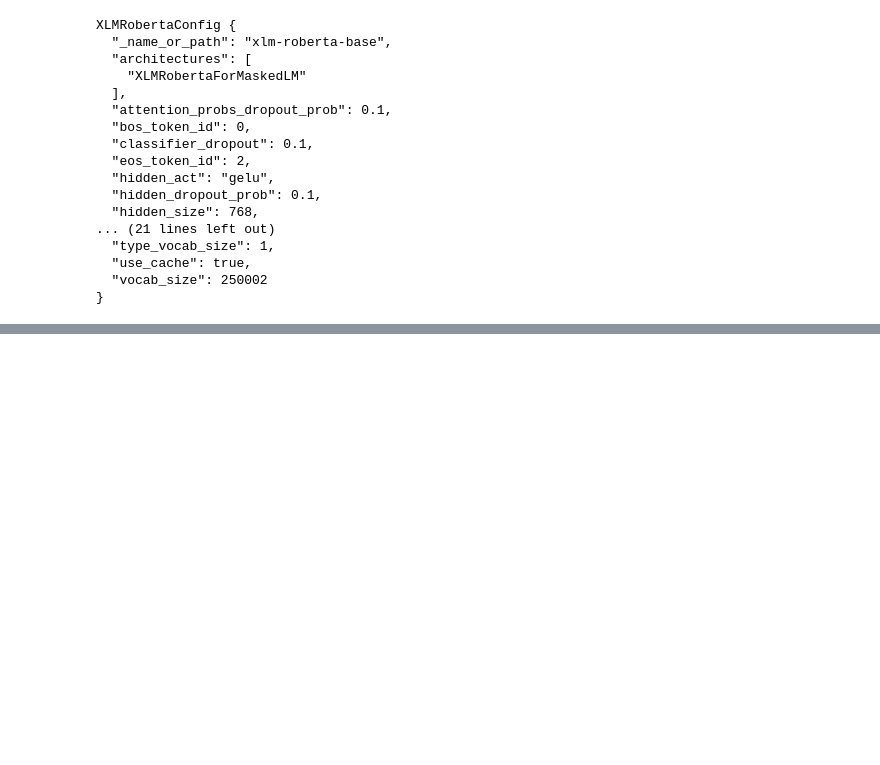
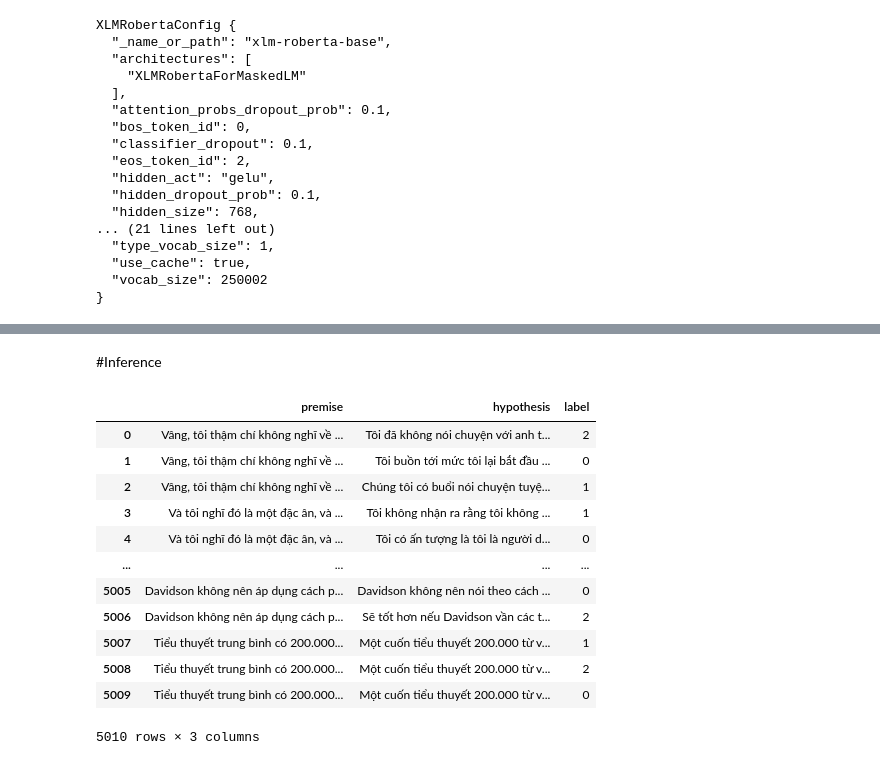
Before and after one commit to namlv97/vi-nli-xlm-roberta-base, a Jupyter notebook: vi_nli.ipynb, the cells around one changed output, grey strips where cells are left out. Saved outputs shown, nothing was run; the diff lists cells and outputs as text; code cells hidden in the pictures; blank space fills up the shorter version.

```diff
--- a/vi_nli.ipynb
+++ b/vi_nli.ipynb
@@ -538,3 +553,23 @@ for epoch in range(1,epochs):
 
   if count_stopping>5:
     break
+# %% [markdown]
+#Inference
+# %%
+import pandas as pd
+test=pd.read_csv('/content/drive/MyDrive/vi-nli/raw_dataset/test.csv')
+test
+# %% [output]
+|  | premise | hypothesis | label |
+| 0 | Vâng, tôi thậm chí không nghĩ về ... | Tôi đã không nói chuyện với anh t... | 2 |
+| 1 | Vâng, tôi thậm chí không nghĩ về ... | Tôi buồn tới mức tôi lại bắt đầu ... | 0 |
+| 2 | Vâng, tôi thậm chí không nghĩ về ... | Chúng tôi có buổi nói chuyện tuyệ... | 1 |
+| 3 | Và tôi nghĩ đó là một đặc ân, và ... | Tôi không nhận ra rằng tôi không ... | 1 |
+| 4 | Và tôi nghĩ đó là một đặc ân, và ... | Tôi có ấn tượng là tôi là người d... | 0 |
+| ... | ... | ... | ... |
+| 5005 | Davidson không nên áp dụng cách p... | Davidson không nên nói theo cách ... | 0 |
+| 5006 | Davidson không nên áp dụng cách p... | Sẽ tốt hơn nếu Davidson vần các t... | 2 |
+| 5007 | Tiểu thuyết trung bình có 200.000... | Một cuốn tiểu thuyết 200.000 từ v... | 1 |
+| 5008 | Tiểu thuyết trung bình có 200.000... | Một cuốn tiểu thuyết 200.000 từ v... | 2 |
+| 5009 | Tiểu thuyết trung bình có 200.000... | Một cuốn tiểu thuyết 200.000 từ v... | 0 |
+5010 rows × 3 columns
```
Also changed, not shown: parts of 44 cells of this notebook.
